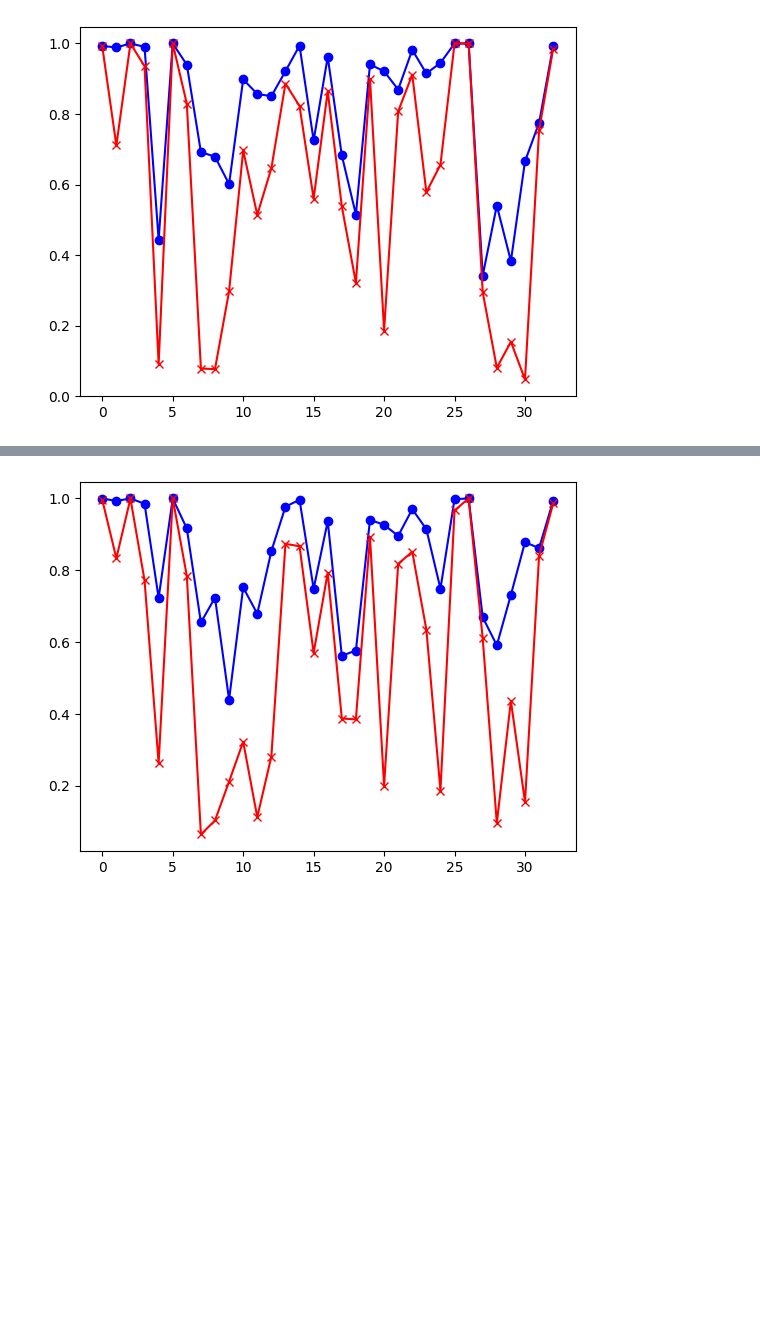
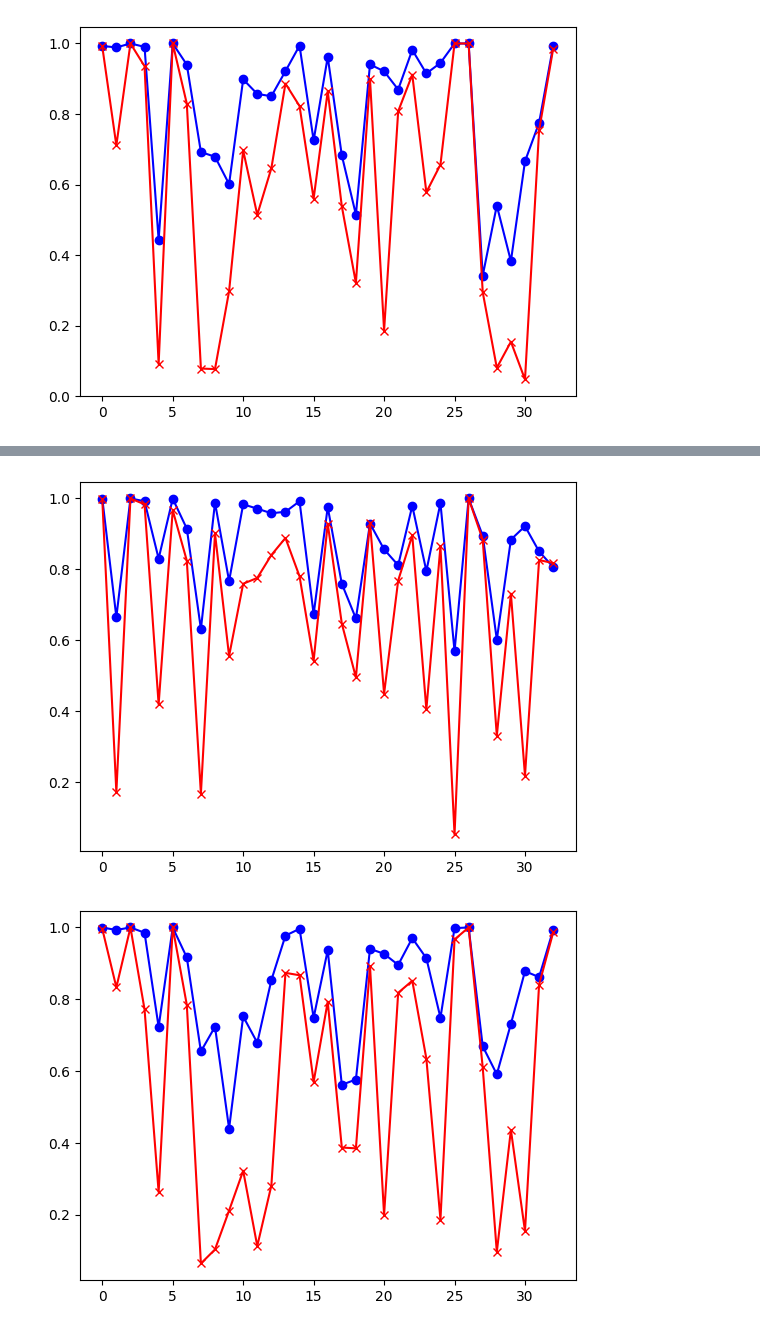
Before and after one commit to tnitzl/SiameseOD, a Jupyter notebook: Results.ipynb, the cells around one changed output, grey strips where cells are left out. Saved outputs shown, nothing was run; the diff lists cells and outputs as text; code cells hidden in the pictures; blank space fills up the shorter version.

```diff
--- a/Results.ipynb
+++ b/Results.ipynb
@@ -50,3 +62,9 @@ plt.show()
+# %%
+plt.plot(range(len(roc_all_rosas)), roc_all_rosas, marker='o', color='b')
+plt.plot(range(len(pr_all_rosas)), pr_all_rosas, marker='x', color='r')
+plt.show()
+# %% [output]
+[figure, added]
 # %%
 roc_all_cosine_wrong = [0.9998692352733491, 0.993103448275862, 1.0, 0.9854161778739172, 0.7227586206896551, 1.0, 0.9164554918427418, 0.6545816812847932, 0.7234058182571599, 0.43966049382716044, 0.7520408163265306, 0.6788954495325698, 0.8532380112137569, 0.9772309952258539, 0.9962686087470753, 0.7485159958720331, 0.9365598350863436, 0.5616169605809128, 0.576357034065988, 0.9405997038808512, 0.9264931061911706, 0.8957716542838332, 0.9702721520903339, 0.9144124794830049, 0.7484094311377245, 0.9982456140350877, 1.0, 0.6688473520249221, 0.5908698060941829, 0.7314221654612191, 0.8782051282051282, 0.8616450304761198, 0.9933067265319697]
 pr_all_cosine_wrong = [0.996259370518794, 0.8333333333333333, 1.0, 0.7719441530557738, 0.26274130199745277, 1.0, 0.7841951787837619, 0.06368039518725221, 0.10277478456783394, 0.21107780068066034, 0.32204928649597175, 0.11225945258932797, 0.2808039678768472, 0.8735898938420411, 0.8668556820787605, 0.5695159101419665, 0.7932020598104286, 0.3867647255555511, 0.38450860011228877, 0.8925175296980863, 0.19905136930543205, 0.817986462586921, 0.8514904957301186, 0.6345830281907247, 0.18614246375329802, 0.9666666666666666, 1.0, 0.6098507214937834, 0.0957114377480401, 0.43575419268720095, 0.15375853588915966, 0.8407754230482376, 0.9862273736597966]
```
Also changed, not shown: parts of 41 cells of this notebook, 13 other files.
